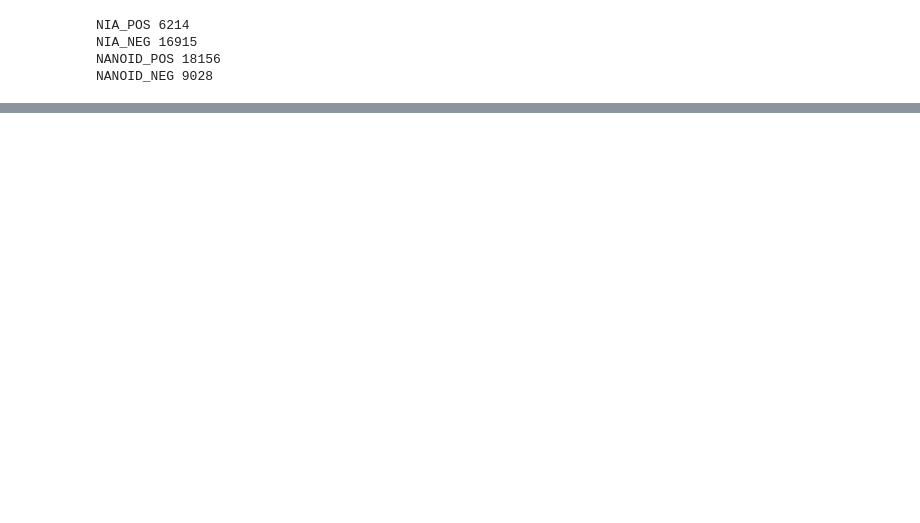
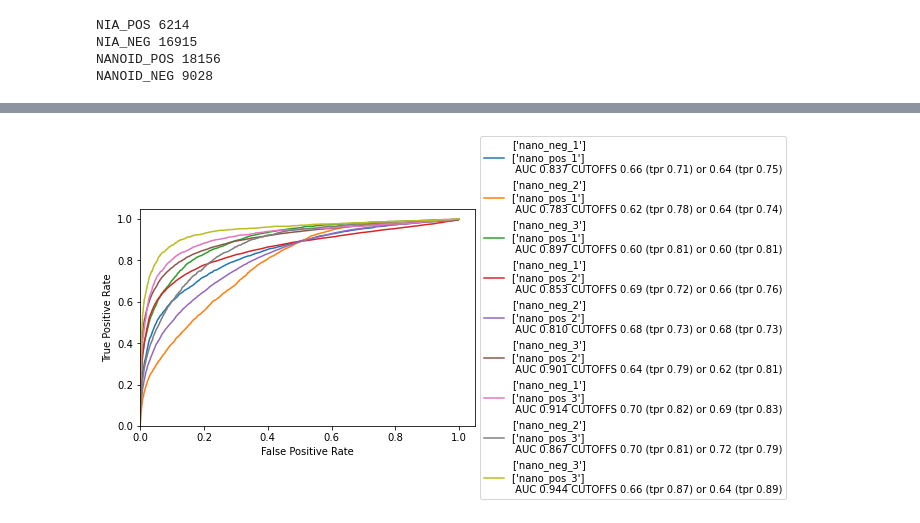
Before and after one commit to maragkakislab/rnakinet, a Jupyter notebook: rnamodif/Evaluation.ipynb, the cells around one changed output, grey strips where cells are left out. Saved outputs shown, nothing was run; the diff lists cells and outputs as text; code cells hidden in the pictures; blank space fills up the shorter version.

```diff
--- a/rnamodif/Evaluation.ipynb
+++ b/rnamodif/Evaluation.ipynb
@@ -291,0 +299,14 @@ plot_roc([exp_readpred[NANOID_POS], exp_readpred[NANOID_NEG]])
+# %%
+plot_roc([exp_readpred['nano_pos_1'], exp_readpred['nano_neg_1']])
+plot_roc([exp_readpred['nano_pos_1'], exp_readpred['nano_neg_2']])
+plot_roc([exp_readpred['nano_pos_1'], exp_readpred['nano_neg_3']])
+
+plot_roc([exp_readpred['nano_pos_2'], exp_readpred['nano_neg_1']])
+plot_roc([exp_readpred['nano_pos_2'], exp_readpred['nano_neg_2']])
+plot_roc([exp_readpred['nano_pos_2'], exp_readpred['nano_neg_3']])
+
+plot_roc([exp_readpred['nano_pos_3'], exp_readpred['nano_neg_1']])
+plot_roc([exp_readpred['nano_pos_3'], exp_readpred['nano_neg_2']])
+plot_roc([exp_readpred['nano_pos_3'], exp_readpred['nano_neg_3']])
+# %% [output]
+[figure, added]
```
Also changed, not shown: parts of 20 cells of this notebook, 4 other files.
